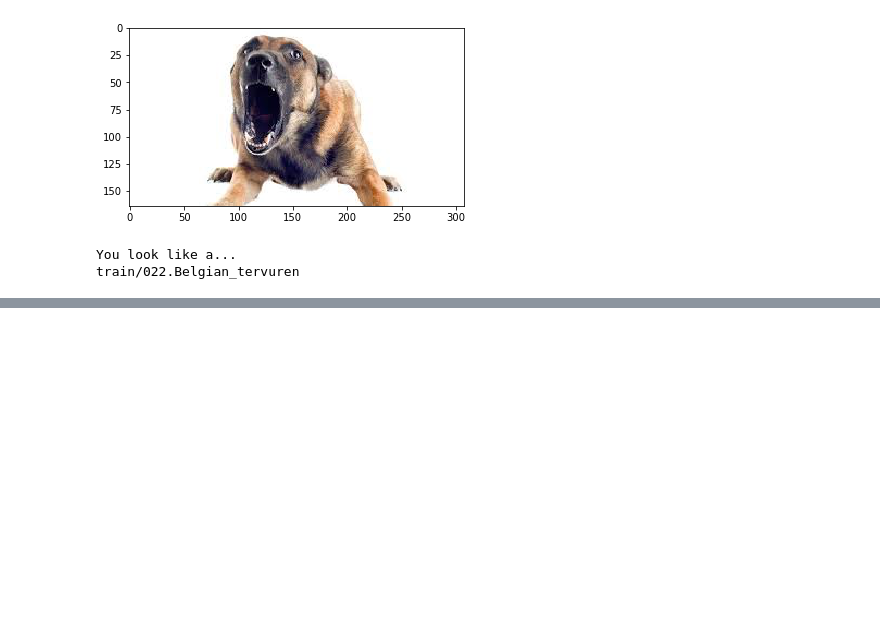
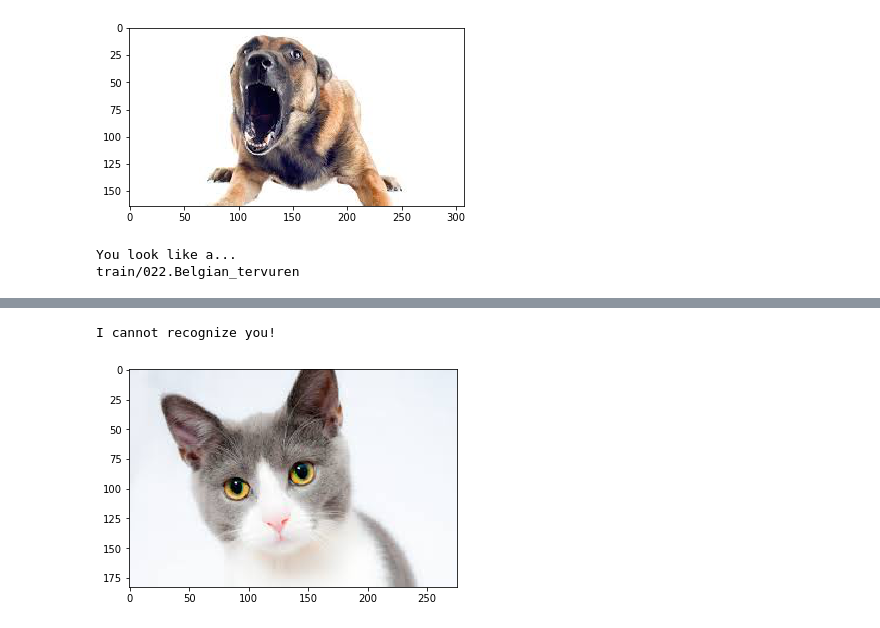
Before and after one commit to shashanknainwal/Udacity-ML-nanodegree_, a Jupyter notebook: CNN/Dog Breed Classifier/dog_app.ipynb, the cells around one changed output, grey strips where cells are left out. Saved outputs shown, nothing was run; the diff lists cells and outputs as text; code cells hidden in the pictures; blank space fills up the shorter version.

```diff
--- a/CNN/Dog Breed Classifier/dog_app.ipynb
+++ b/CNN/Dog Breed Classifier/dog_app.ipynb
@@ -854,0 +847,5 @@ train/022.Belgian_tervuren
+# %%
+my_algorithm('dogImages/cat.jpg')
+# %% [output]
+I cannot recognize you!
+[figure, added]
```
Also changed, not shown: parts of 13 cells of this notebook.
